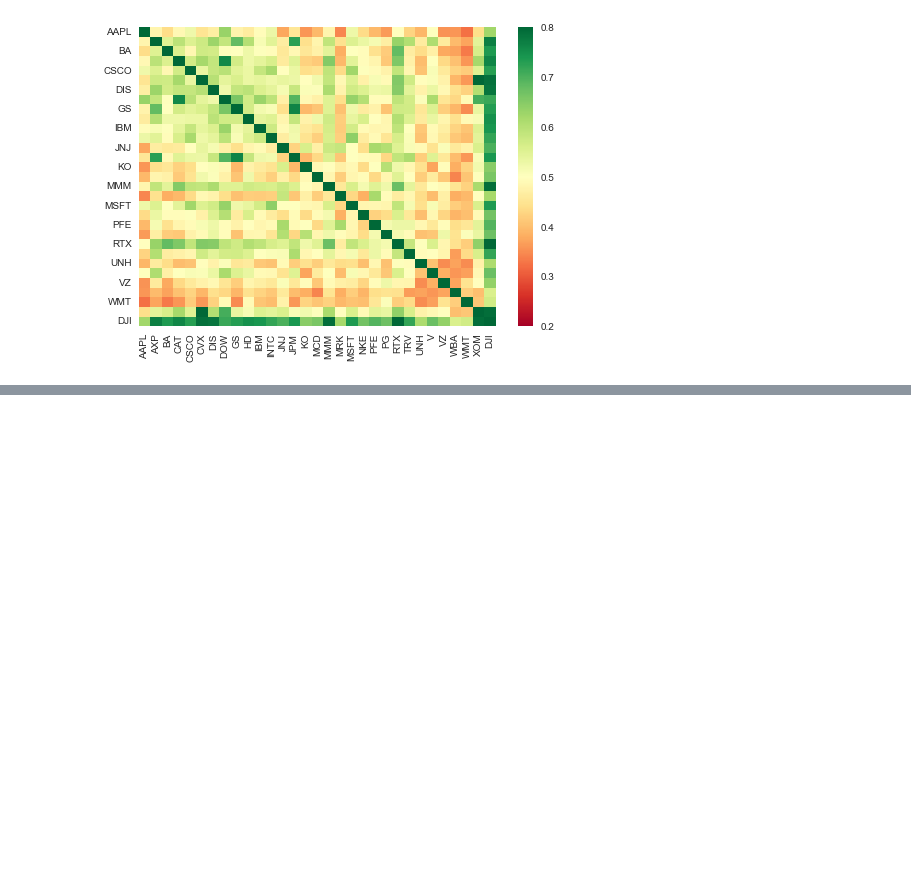
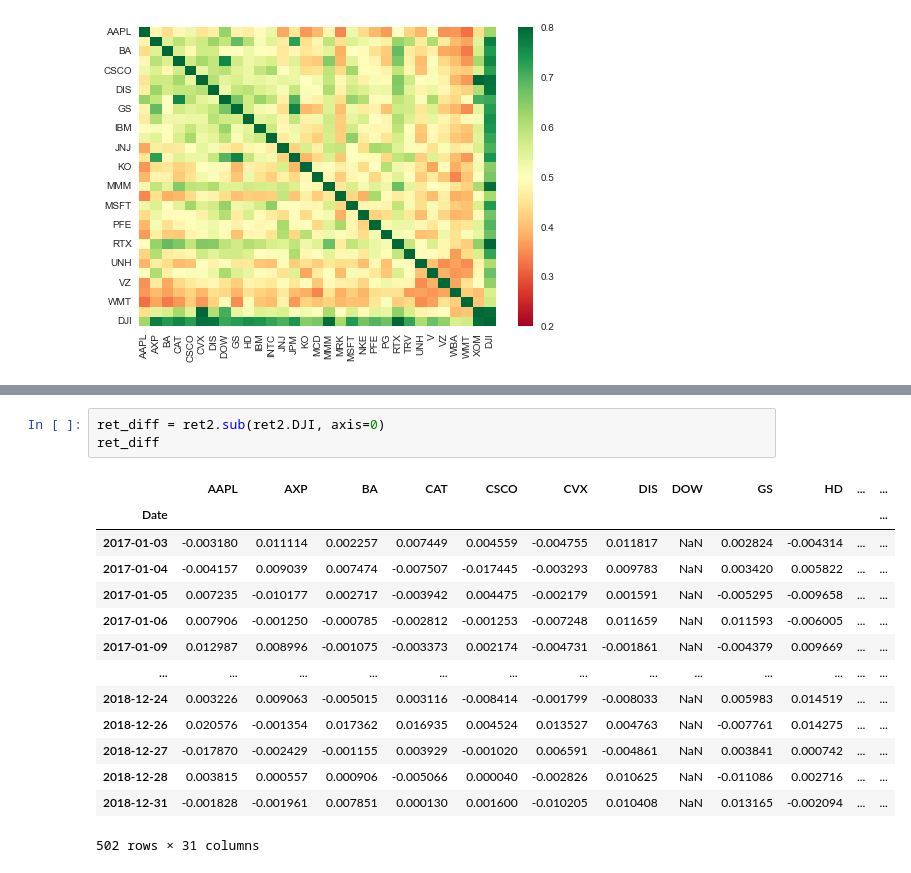
Before and after one commit to cmj123/index_tracking_forward_testing, a Jupyter notebook: index_tracking.ipynb, the cells around one changed output, grey strips where cells are left out. Saved outputs shown, nothing was run; the diff lists cells and outputs as text; blank space fills up the shorter version.

```diff
--- a/index_tracking.ipynb
+++ b/index_tracking.ipynb
@@ -188,0 +231,18 @@ plt.show()
+# %%
+ret_diff = ret2.sub(ret2.DJI, axis=0)
+ret_diff
+# %% [output]
+|  | AAPL | AXP | BA | CAT | CSCO | CVX | DIS | DOW | GS | HD | ... | ... |
+| Date |  |  |  |  |  |  |  |  |  |  |  | ... |
+| 2017-01-03 | -0.003180 | 0.011114 | 0.002257 | 0.007449 | 0.004559 | -0.004755 | 0.011817 | NaN | 0.002824 | -0.004314 | ... | ... |
+| 2017-01-04 | -0.004157 | 0.009039 | 0.007474 | -0.007507 | -0.017445 | -0.003293 | 0.009783 | NaN | 0.003420 | 0.005822 | ... | ... |
+| 2017-01-05 | 0.007235 | -0.010177 | 0.002717 | -0.003942 | 0.004475 | -0.002179 | 0.001591 | NaN | -0.005295 | -0.009658 | ... | ... |
+| 2017-01-06 | 0.007906 | -0.001250 | -0.000785 | -0.002812 | -0.001253 | -0.007248 | 0.011659 | NaN | 0.011593 | -0.006005 | ... | ... |
+| 2017-01-09 | 0.012987 | 0.008996 | -0.001075 | -0.003373 | 0.002174 | -0.004731 | -0.001861 | NaN | -0.004379 | 0.009669 | ... | ... |
+| ... | ... | ... | ... | ... | ... | ... | ... | ... | ... | ... | ... | ... |
+| 2018-12-24 | 0.003226 | 0.009063 | -0.005015 | 0.003116 | -0.008414 | -0.001799 | -0.008033 | NaN | 0.005983 | 0.014519 | ... | ... |
+| 2018-12-26 | 0.020576 | -0.001354 | 0.017362 | 0.016935 | 0.004524 | 0.013527 | 0.004763 | NaN | -0.007761 | 0.014275 | ... | ... |
+| 2018-12-27 | -0.017870 | -0.002429 | -0.001155 | 0.003929 | -0.001020 | 0.006591 | -0.004861 | NaN | 0.003841 | 0.000742 | ... | ... |
+| 2018-12-28 | 0.003815 | 0.000557 | 0.000906 | -0.005066 | 0.000040 | -0.002826 | 0.010625 | NaN | -0.011086 | 0.002716 | ... | ... |
+| 2018-12-31 | -0.001828 | -0.001961 | 0.007851 | 0.000130 | 0.001600 | -0.010205 | 0.010408 | NaN | 0.013165 | -0.002094 | ... | ... |
+502 rows × 31 columns
```
Also changed, not shown: parts of 7 cells of this notebook.
